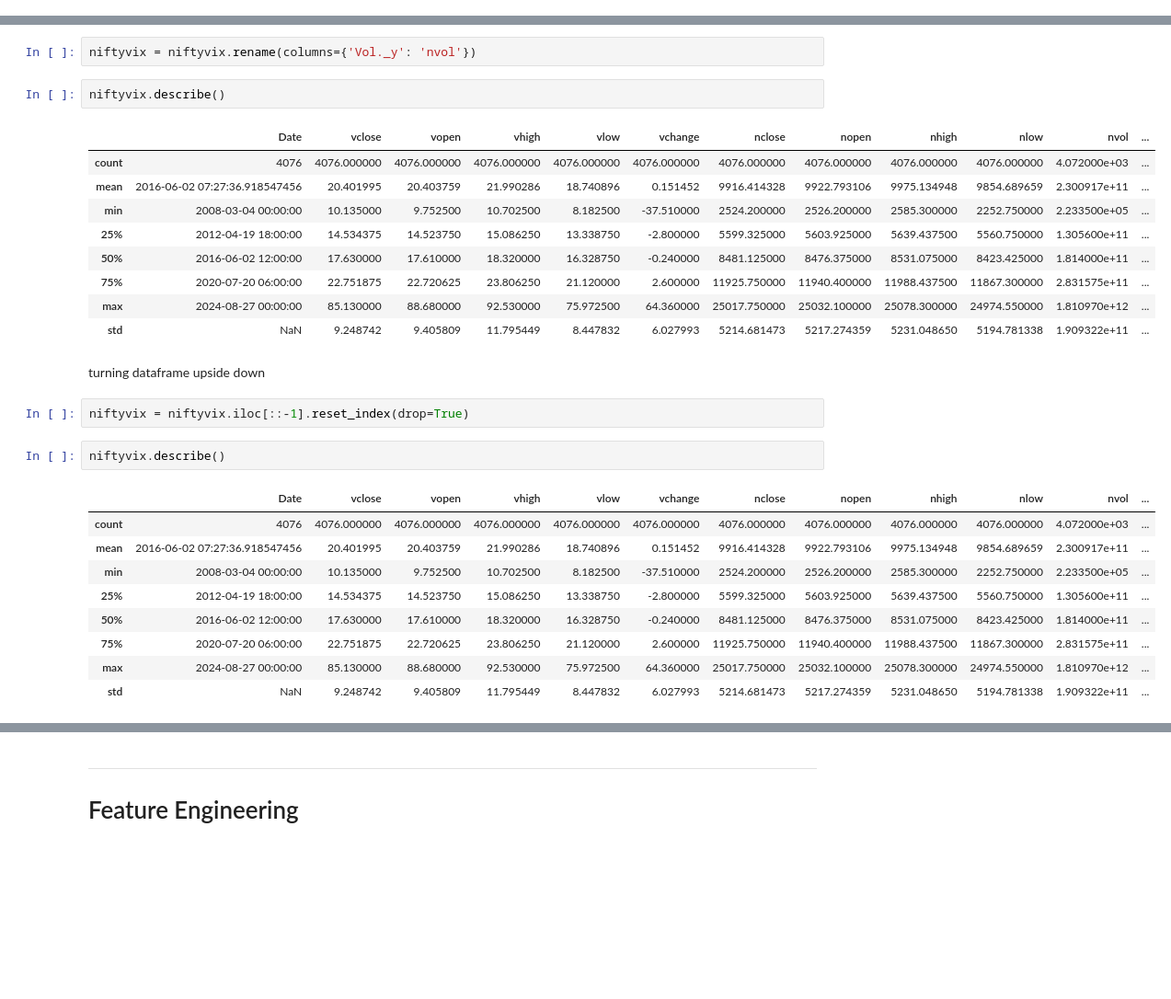
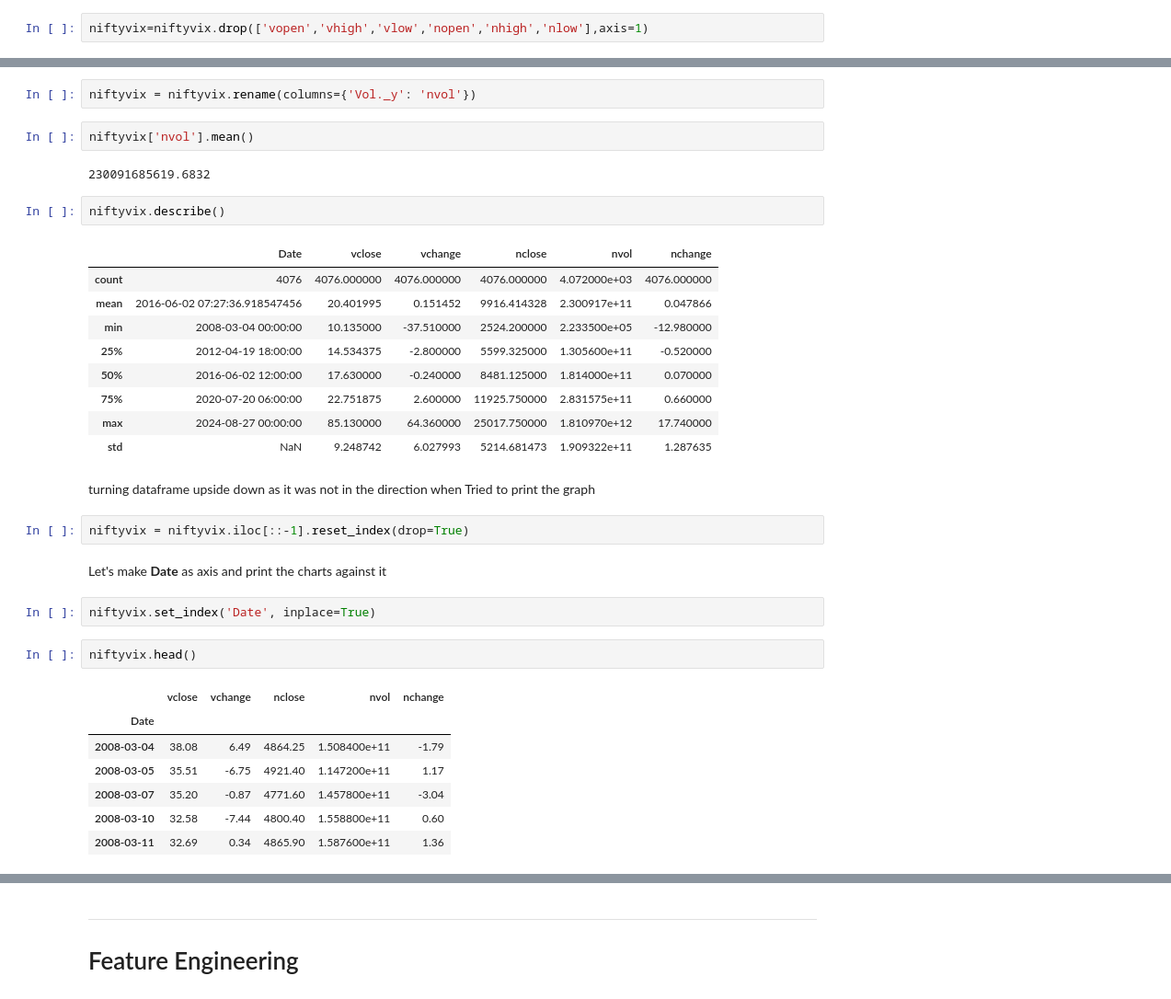
Before and after one commit to albertodavincishekhawat/IndiaVIXanalysis, a Jupyter notebook: AnalysingIndiaVIXdata.ipynb, the cells around one changed output, grey strips where cells are left out. Shown at 92% size. Saved outputs shown, nothing was run; the diff lists cells and outputs as text; blank space fills up the shorter version.

```diff
--- a/AnalysingIndiaVIXdata.ipynb
+++ b/AnalysingIndiaVIXdata.ipynb
@@ -207,3 +209,5 @@ niftyvix
+# %%
+niftyvix=niftyvix.drop(['vopen','vhigh','vlow','nopen','nhigh','nlow'],axis=1)
 # %% [markdown]
 #### Droping Vol._x which is vix volume because there are is not enough data in the column
 # %%
@@ -244,31 +248,37 @@ niftyvix['Vol._y'] = niftyvix['Vol._y'].apply(convert_value)
 ####  renaming 'Vol._y': 'nvol'for better understanding
 # %%
 niftyvix = niftyvix.rename(columns={'Vol._y': 'nvol'})
+# %%
+niftyvix['nvol'].mean()
+# %% [output]
+230091685619.6832
 # %%
 niftyvix.describe()
 # %% [output]
-|  | Date | vclose | vopen | vhigh | vlow | vchange | nclose | nopen | nhigh | nlow | nvol | ... |
-| count | 4076 | 4076.000000 | 4076.000000 | 4076.000000 | 4076.000000 | 4076.000000 | 4076.000000 | 4076.000000 | 4076.000000 | 4076.000000 | 4.072000e+03 | ... |
-| mean | 2016-06-02 07:27:36.918547456 | 20.401995 | 20.403759 | 21.990286 | 18.740896 | 0.151452 | 9916.414328 | 9922.793106 | 9975.134948 | 9854.689659 | 2.300917e+11 | ... |
-| min | 2008-03-04 00:00:00 | 10.135000 | 9.752500 | 10.702500 | 8.182500 | -37.510000 | 2524.200000 | 2526.200000 | 2585.300000 | 2252.750000 | 2.233500e+05 | ... |
-| 25% | 2012-04-19 18:00:00 | 14.534375 | 14.523750 | 15.086250 | 13.338750 | -2.800000 | 5599.325000 | 5603.925000 | 5639.437500 | 5560.750000 | 1.305600e+11 | ... |
-| 50% | 2016-06-02 12:00:00 | 17.630000 | 17.610000 | 18.320000 | 16.328750 | -0.240000 | 8481.125000 | 8476.375000 | 8531.075000 | 8423.425000 | 1.814000e+11 | ... |
-| 75% | 2020-07-20 06:00:00 | 22.751875 | 22.720625 | 23.806250 | 21.120000 | 2.600000 | 11925.750000 | 11940.400000 | 11988.437500 | 11867.300000 | 2.831575e+11 | ... |
-| max | 2024-08-27 00:00:00 | 85.130000 | 88.680000 | 92.530000 | 75.972500 | 64.360000 | 25017.750000 | 25032.100000 | 25078.300000 | 24974.550000 | 1.810970e+12 | ... |
-| std | NaN | 9.248742 | 9.405809 | 11.795449 | 8.447832 | 6.027993 | 5214.681473 | 5217.274359 | 5231.048650 | 5194.781338 | 1.909322e+11 | ... |
+|  | Date | vclose | vchange | nclose | nvol | nchange |
+| count | 4076 | 4076.000000 | 4076.000000 | 4076.000000 | 4.072000e+03 | 4076.000000 |
+| mean | 2016-06-02 07:27:36.918547456 | 20.401995 | 0.151452 | 9916.414328 | 2.300917e+11 | 0.047866 |
+| min | 2008-03-04 00:00:00 | 10.135000 | -37.510000 | 2524.200000 | 2.233500e+05 | -12.980000 |
+| 25% | 2012-04-19 18:00:00 | 14.534375 | -2.800000 | 5599.325000 | 1.305600e+11 | -0.520000 |
+| 50% | 2016-06-02 12:00:00 | 17.630000 | -0.240000 | 8481.125000 | 1.814000e+11 | 0.070000 |
+| 75% | 2020-07-20 06:00:00 | 22.751875 | 2.600000 | 11925.750000 | 2.831575e+11 | 0.660000 |
+| max | 2024-08-27 00:00:00 | 85.130000 | 64.360000 | 25017.750000 | 1.810970e+12 | 17.740000 |
+| std | NaN | 9.248742 | 6.027993 | 5214.681473 | 1.909322e+11 | 1.287635 |
-# %% [markdown]
-turning dataframe upside down
+# %% [markdown]
+turning dataframe upside down as it was not in the direction when Tried to print the graph
 # %%
 niftyvix = niftyvix.iloc[::-1].reset_index(drop=True)
+# %% [markdown]
+Let's make **Date** as axis and print the charts against it
+# %%
+niftyvix.set_index('Date', inplace=True)
 # %%
-niftyvix.describe()
+niftyvix.head()
 # %% [output]
-|  | Date | vclose | vopen | vhigh | vlow | vchange | nclose | nopen | nhigh | nlow | nvol | ... |
-| count | 4076 | 4076.000000 | 4076.000000 | 4076.000000 | 4076.000000 | 4076.000000 | 4076.000000 | 4076.000000 | 4076.000000 | 4076.000000 | 4.072000e+03 | ... |
-| mean | 2016-06-02 07:27:36.918547456 | 20.401995 | 20.403759 | 21.990286 | 18.740896 | 0.151452 | 9916.414328 | 9922.793106 | 9975.134948 | 9854.689659 | 2.300917e+11 | ... |
-| min | 2008-03-04 00:00:00 | 10.135000 | 9.752500 | 10.702500 | 8.182500 | -37.510000 | 2524.200000 | 2526.200000 | 2585.300000 | 2252.750000 | 2.233500e+05 | ... |
-| 25% | 2012-04-19 18:00:00 | 14.534375 | 14.523750 | 15.086250 | 13.338750 | -2.800000 | 5599.325000 | 5603.925000 | 5639.437500 | 5560.750000 | 1.305600e+11 | ... |
-| 50% | 2016-06-02 12:00:00 | 17.630000 | 17.610000 | 18.320000 | 16.328750 | -0.240000 | 8481.125000 | 8476.375000 | 8531.075000 | 8423.425000 | 1.814000e+11 | ... |
-| 75% | 2020-07-20 06:00:00 | 22.751875 | 22.720625 | 23.806250 | 21.120000 | 2.600000 | 11925.750000 | 11940.400000 | 11988.437500 | 11867.300000 | 2.831575e+11 | ... |
-| max | 2024-08-27 00:00:00 | 85.130000 | 88.680000 | 92.530000 | 75.972500 | 64.360000 | 25017.750000 | 25032.100000 | 25078.300000 | 24974.550000 | 1.810970e+12 | ... |
-| std | NaN | 9.248742 | 9.405809 | 11.795449 | 8.447832 | 6.027993 | 5214.681473 | 5217.274359 | 5231.048650 | 5194.781338 | 1.909322e+11 | ... |
+|  | vclose | vchange | nclose | nvol | nchange |
+| Date |  |  |  |  |  |
+| 2008-03-04 | 38.08 | 6.49 | 4864.25 | 1.508400e+11 | -1.79 |
+| 2008-03-05 | 35.51 | -6.75 | 4921.40 | 1.147200e+11 | 1.17 |
+| 2008-03-07 | 35.20 | -0.87 | 4771.60 | 1.457800e+11 | -3.04 |
+| 2008-03-10 | 32.58 | -7.44 | 4800.40 | 1.558800e+11 | 0.60 |
+| 2008-03-11 | 32.69 | 0.34 | 4865.90 | 1.587600e+11 | 1.36 |
```
Also changed, not shown: parts of 31 cells of this notebook.
